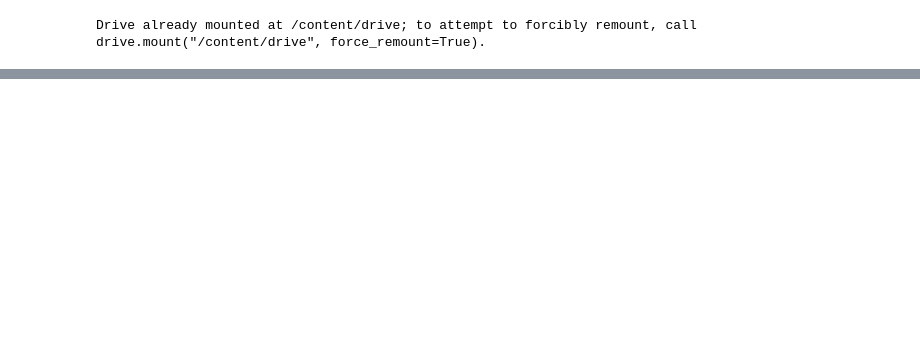
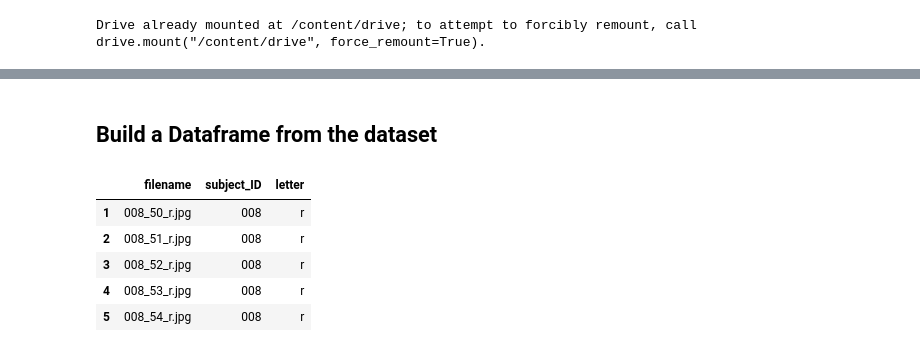
Before and after one commit to merriekay/ASL_translate, a Jupyter notebook: video_to_images.ipynb, the cells around one changed output, grey strips where cells are left out. Cells and saved outputs as stored; diff of their text form; code cells hidden in the pictures; blank space fills up the shorter version.

```diff
--- a/video_to_images.ipynb
+++ b/video_to_images.ipynb
@@ -21,0 +142,2 @@ while success:
+# %% [markdown]
+## Build a Dataframe from the dataset
@@ -21,0 +167,9 @@ while success:
+# %%
+df.head()
+# %% [output]
+|  | filename | subject_ID | letter |
+| 1 | 008_50_r.jpg | 008 | r |
+| 2 | 008_51_r.jpg | 008 | r |
+| 3 | 008_52_r.jpg | 008 | r |
+| 4 | 008_53_r.jpg | 008 | r |
+| 5 | 008_54_r.jpg | 008 | r |
```
Also changed, not shown: parts of 17 cells of this notebook.
